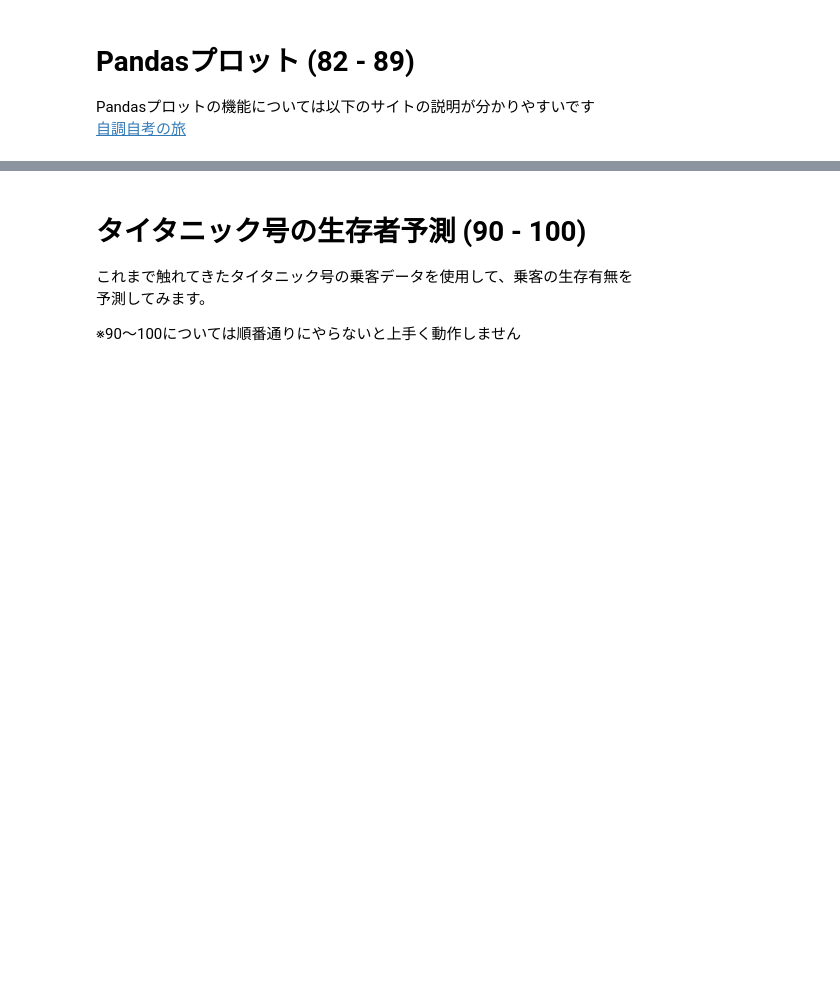
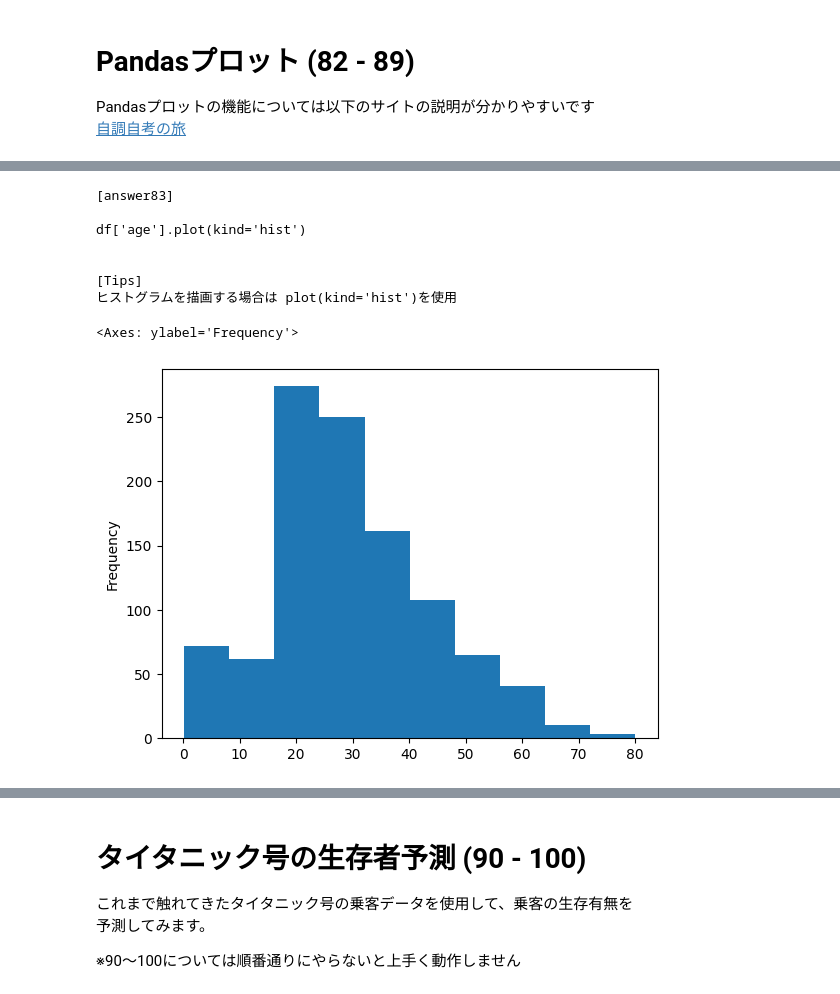
Before and after one commit to rodrinxiaft/Pandas_100_knocks, a Jupyter notebook: notebook/01_Pandas_100_Knocks_for_Begginer.ipynb, the cells around one changed output, grey strips where cells are left out. Cells and saved outputs as stored; diff of their text form; code cells hidden in the pictures; blank space fills up the shorter version.

```diff
--- a/notebook/01_Pandas_100_Knocks_for_Begginer.ipynb
+++ b/notebook/01_Pandas_100_Knocks_for_Begginer.ipynb
@@ -1105,8 +2151,20 @@ df = initialize1() #初期化
 # %%
 # 【83】
 # dfのage列をヒストグラムで表示
-#print(ans[83]) #回答表示
+print(ans[83]) #回答表示
 df = initialize1() #初期化
+
+df['age'].plot(kind='hist')
+# %% [output]
+[answer83]
+
+df['age'].plot(kind='hist')
+
+
+[Tips]
+ヒストグラムを描画する場合は plot(kind='hist')を使用
+<Axes: ylabel='Frequency'>
+[figure, added]
 # %%
 # 【84】
 # df2のname列の要素ごとの3科目合計得点を棒グラフで表示
```
Also changed, not shown: parts of 91 cells of this notebook, 1 other file.
